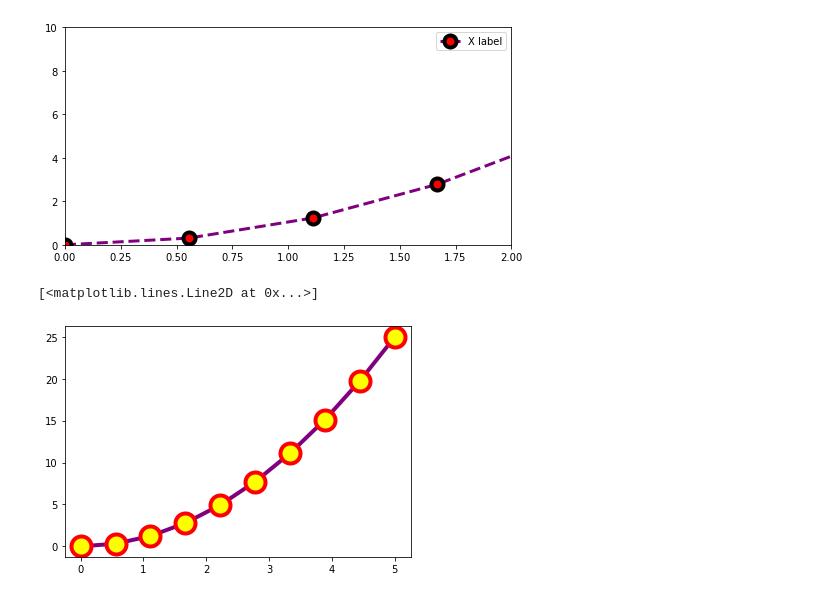
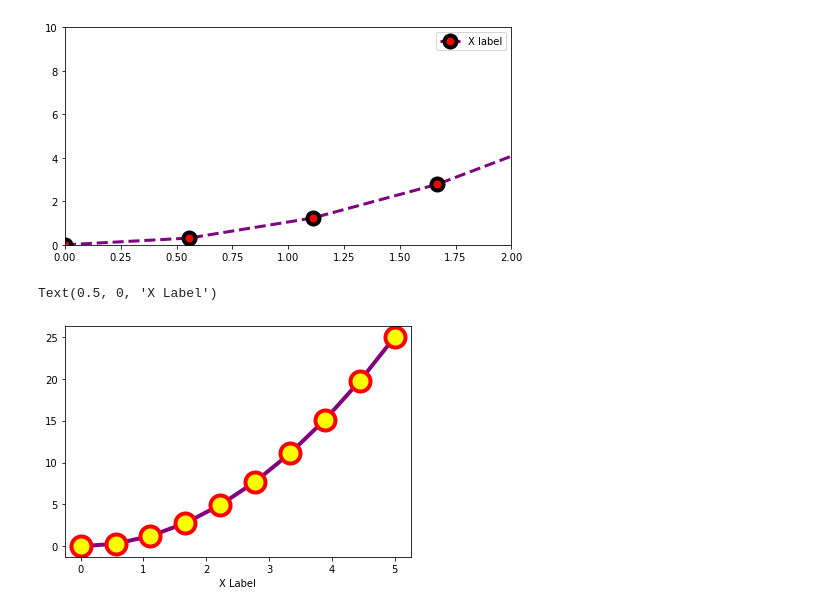
Before and after one commit to raihanromzi/artificial-intelligence, a Jupyter notebook: DS/matplotlib.ipynb, the cells around one changed output. Drawn from its saved outputs; the diff is of its cells as text; code cells hidden in the pictures.

```diff
--- a/DS/matplotlib.ipynb
+++ b/DS/matplotlib.ipynb
@@ -154,9 +154,10 @@ ax.legend(loc=0)
 # %%
 fig = plt.figure()
 ax = fig.add_axes([0, 0, 0.8, 0.8])
 ax.plot(x, y, color='purple', linewidth=4, linestyle='-', alpha=1, marker='o', markersize=20,
         markerfacecolor='yellow', markeredgewidth=4, markeredgecolor='red')
+ax.set_xlabel('X Label')
 # %% [output]
-[<matplotlib.lines.Line2D at 0x...>]
+Text(0.5, 0, 'X Label')
-[figure, old version]
+[figure, new version]
 # %%
```
Also changed, not shown: parts of 1 cell of this notebook, 1 other file.
